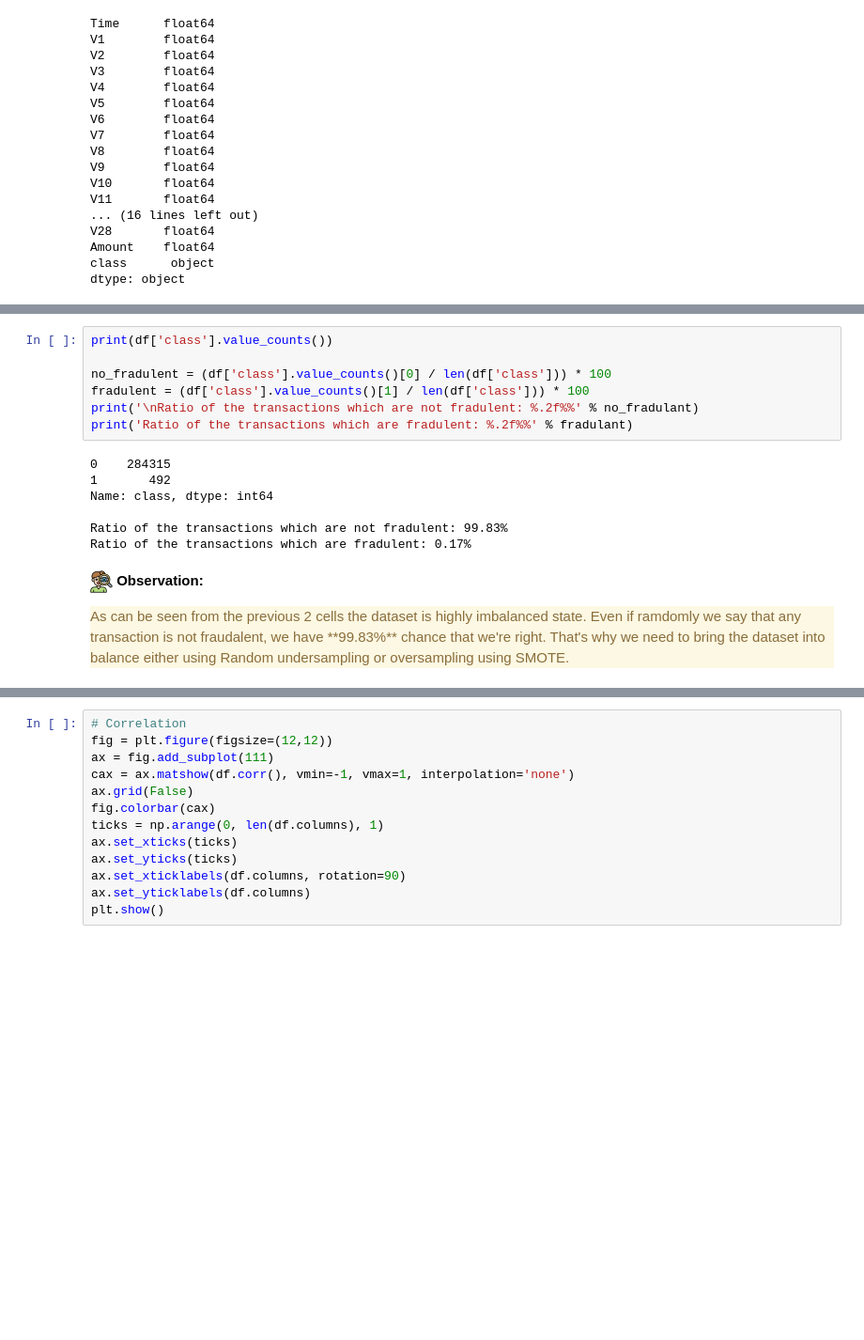
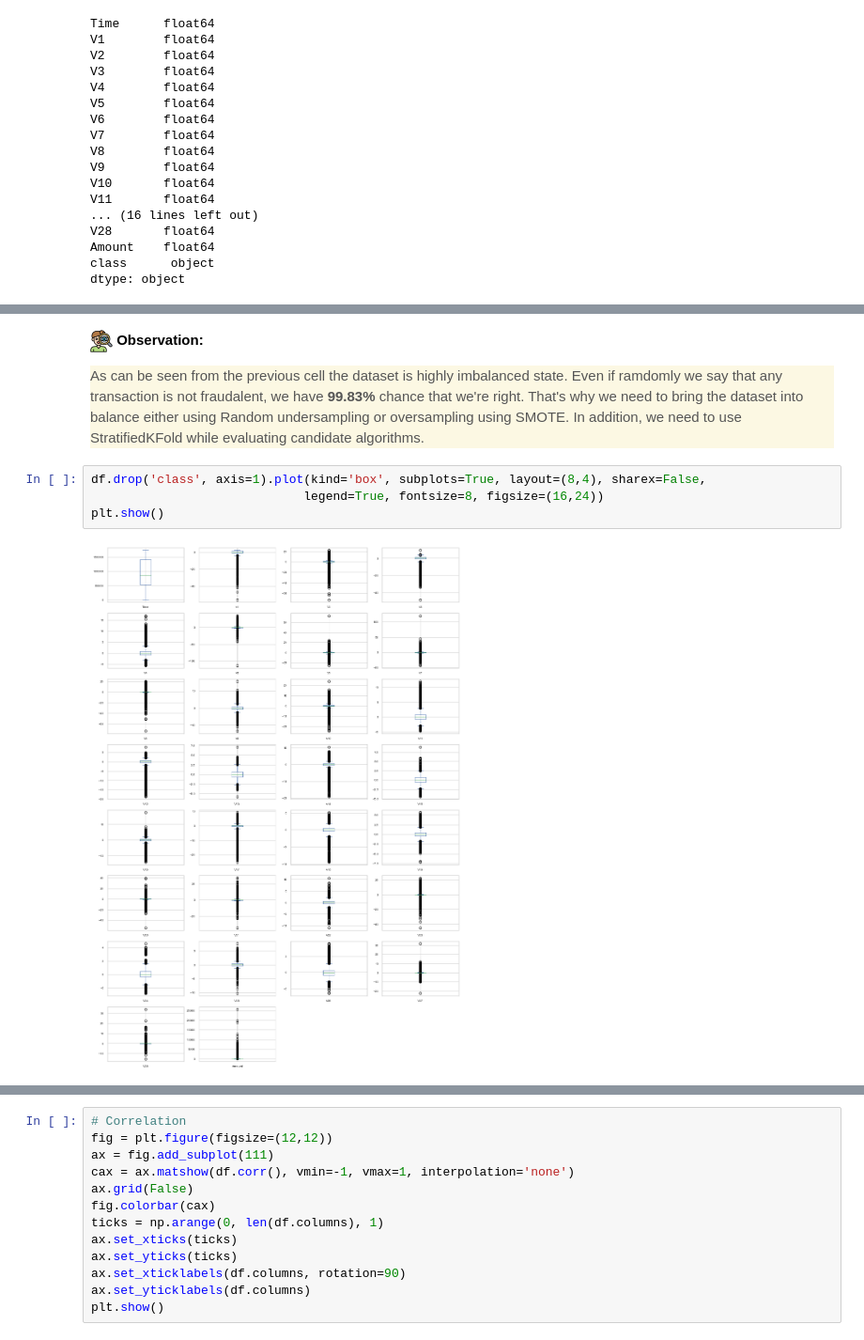
Before and after one commit to muscak/credit-card-fraud-detection, a Jupyter notebook: Credit Card Fraud Detection.ipynb, the cells around one changed output, grey strips where cells are left out. Shown: that part at 94% size. Drawn from its saved outputs; the diff is of its cells as text; blank space fills up the shorter version.

```diff
--- a/Credit Card Fraud Detection.ipynb
+++ b/Credit Card Fraud Detection.ipynb
@@ -161,18 +179,10 @@ sb.countplot(x=df['class'])
 [figure]
-# %%
-print(df['class'].value_counts())
-
-no_fradulent = (df['class'].value_counts()[0] / len(df['class'])) * 100
-fradulent = (df['class'].value_counts()[1] / len(df['class'])) * 100
-print('\nRatio of the transactions which are not fradulent: %.2f%%' % no_fradulant)
-print('Ratio of the transactions which are fradulent: %.2f%%' % fradulant)
-# %% [output]
-0    284315
-1       492
-Name: class, dtype: int64
-
-Ratio of the transactions which are not fradulent: 99.83%
-Ratio of the transactions which are fradulent: 0.17%
 # %% [markdown]
 ![observation (1).png](attachment:c4cd4700-32e0-42b1-8bbe-8ba3a83f9c3f.png) **Observation:**
-<div style="background-color:#fcf8e3;border-color:#faebcc;color:#8a6d3b;"> As can be seen from the previous 2 cells the dataset is highly imbalanced state. Even if ramdomly we say that any transaction is not fraudalent, we have **99.83%** chance that we're right. That's why we need to bring the dataset into balance either using Random undersampling or oversampling using SMOTE.</div>
+<div style="background-color:#fcf8e3;border-color:#faebcc;color:#555555;"> As can be seen from the previous cell the dataset is highly imbalanced state. Even if ramdomly we say that any transaction is not fraudalent, we have <b>99.83%</b> chance that we're right. That's why we need to bring the dataset into balance either using Random undersampling or oversampling using SMOTE. In addition, we need to use StratifiedKFold while evaluating candidate algorithms.</div>
+# %%
+df.drop('class', axis=1).plot(kind='box', subplots=True, layout=(8,4), sharex=False,
+                             legend=True, fontsize=8, figsize=(16,24))
+plt.show()
+# %% [output]
+[figure, added]
```
Also changed, not shown: parts of 67 cells of this notebook.
